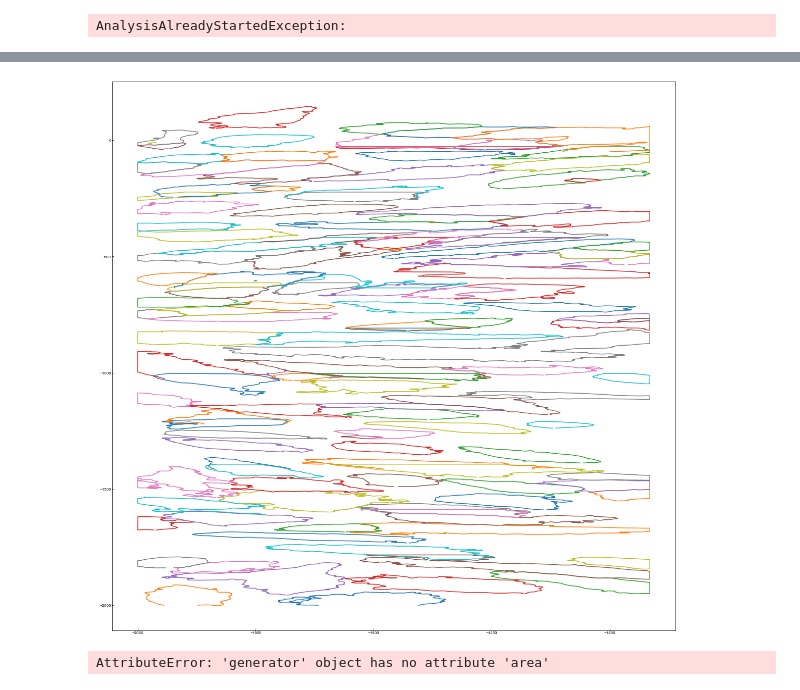
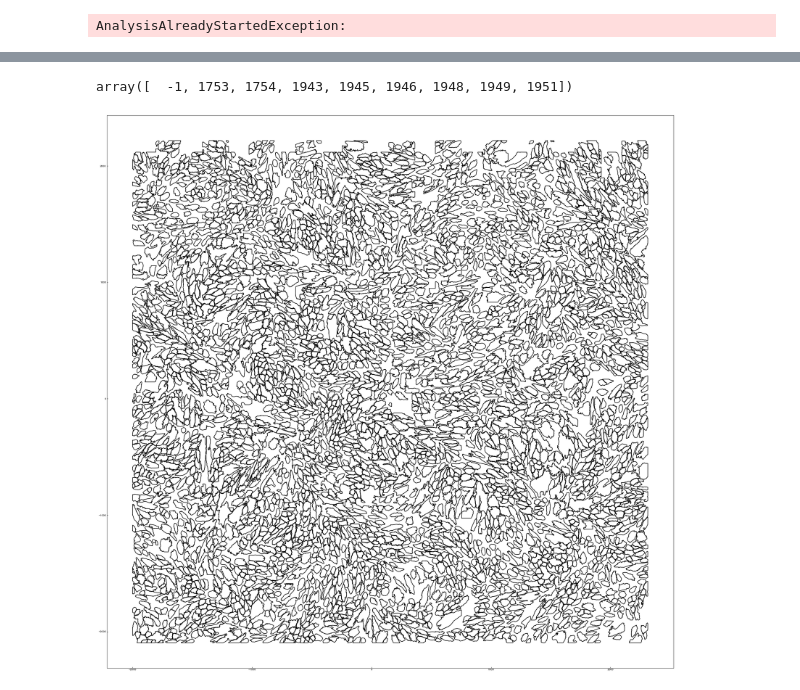
Before and after one commit to emanuega/MERlin, a Jupyter notebook: SegmentTest.ipynb, the cells around one changed output, grey strips where cells are left out. Cells and saved outputs as stored; diff of their text form; code cells hidden in the pictures.

Commit message:
Updated segmentation testing notebook.

```diff
--- a/SegmentTest.ipynb
+++ b/SegmentTest.ipynb
@@ -52,0 +49,5 @@ len(b)
+# %%
+temp = s.analysisTasks['CleanCellSegmentation'].run_analysis()
+# %%
+temp = s.analysisTasks['CleanCellSegmentation'].get_cell_boundaries()
+im = np.array([[s.analysisTasks['CleanCellSegmentation'].get_cell_containing_position(y, x) for x in range(200)] for y in range(100)])
@@ -53,22 +59,21 @@ len(b)
+# %%
+np.unique(im)
+# %% [output]
+array([  -1, 1753, 1754, 1943, 1945, 1946, 1948, 1949, 1951])
 # %%
-def plot_boundary(c):
-    plt.plot([x[0] for x in c], [x[1] for x in c])
+def plot_boundary(c, highlight=False):
+    if not highlight:
+        plt.plot([x[0] for x in c], [x[1] for x in c], 'k')
+    else:
+        plt.plot([x[0] for x in c], [x[1] for x in c], 'r')
 
 from shapely import geometry
 import rtree
 
-cellPolygons = [geometry.Polygon(x) for x in b]
+cellPolygons = [geometry.Polygon(x).buffer(0) for x in b]
+cellPolygons = [p for p in cellPolygons if p.area>0]
 # %%
-plt.figure(figsize=(20,20))
-p = [plot_boundary(x) for x in b]
+plt.figure(figsize=(30,30))
+p = [plot_boundary(x) for x in temp]
 # %% [output]
-[figure, old version]
+[figure, new version]
-# %%
-polygonIndex = rtree.index.Index()
-
-for i,cell in enumerate(cellPolygons):
-    print(polygonIndex.intersection(cell.bounds).area)
-
-    polygonIndex.insert(i, cell.bounds)
-# %% [output]
-AttributeError: 'generator' object has no attribute 'area'
```
Also changed, not shown: parts of 29 cells of this notebook.
